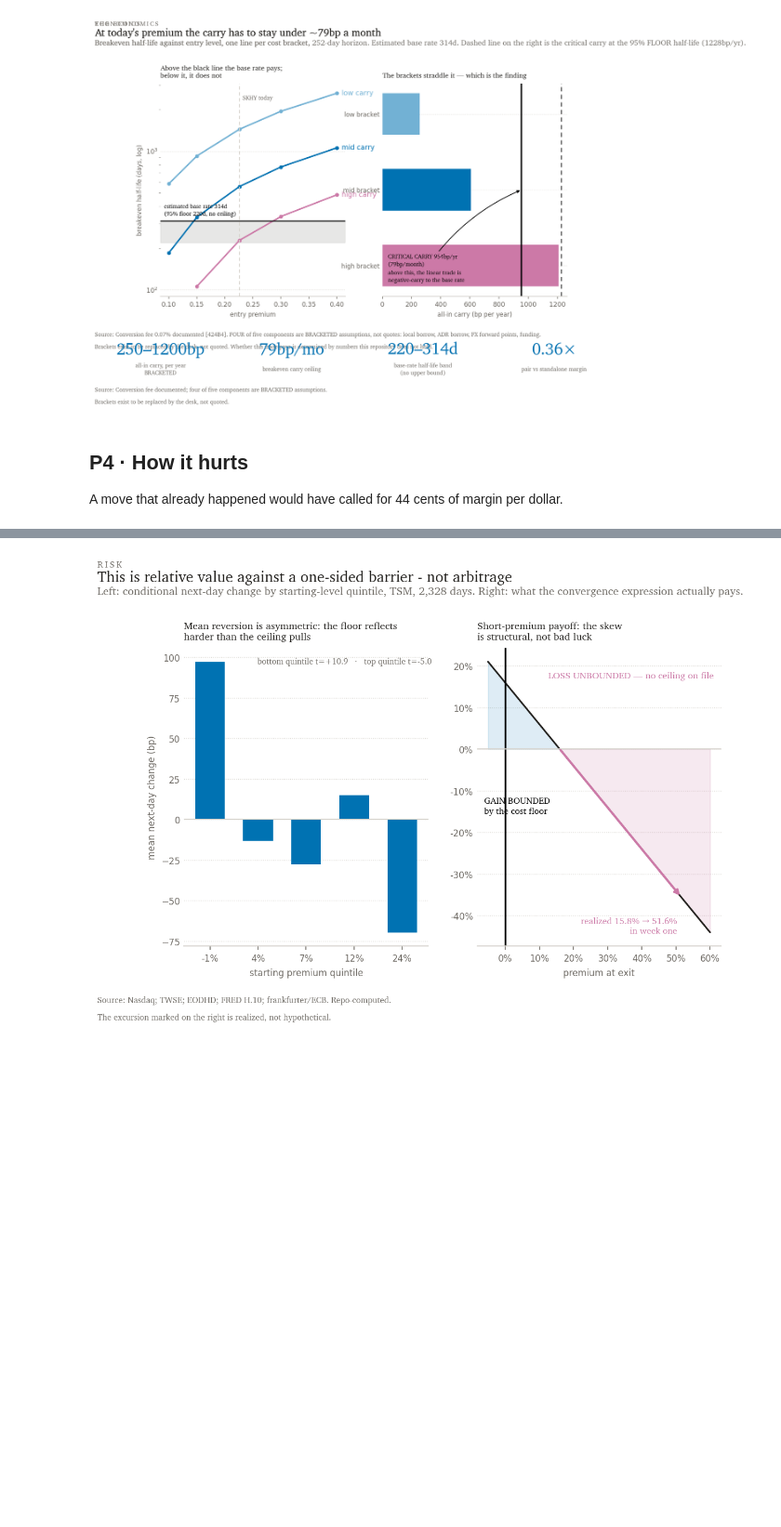
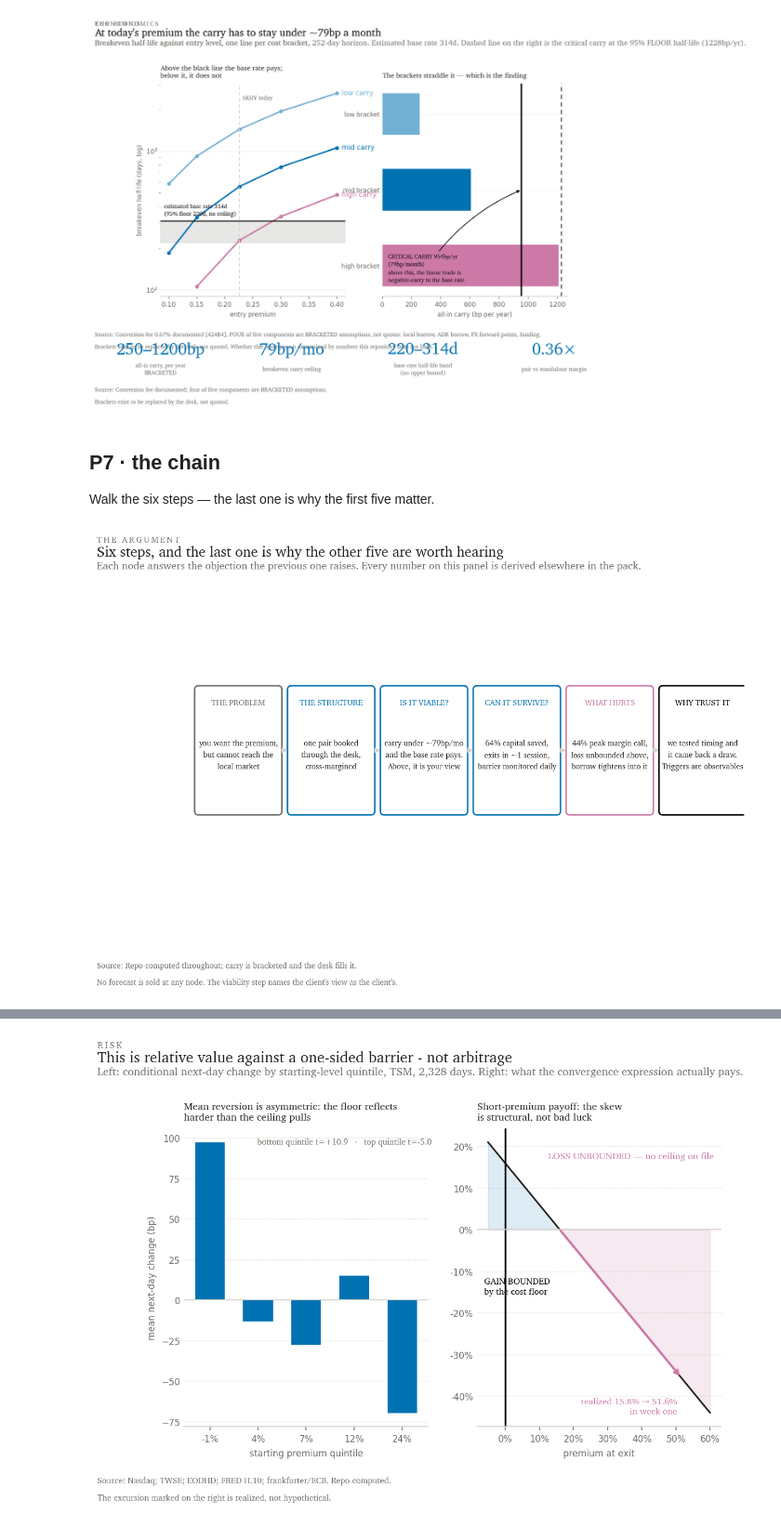
Before and after one commit to ZinuoS/Charon, a Jupyter notebook: notebooks/01_client_note.ipynb, the cells around one changed output, grey strips where cells are left out. Shown at 93% size. Saved outputs shown, nothing was run; the diff lists cells and outputs as text; code cells hidden in the pictures; blank space fills up the shorter version.

```diff
--- a/notebooks/01_client_note.ipynb
+++ b/notebooks/01_client_note.ipynb
@@ -47,7 +61,12 @@ fig, _ = PANELS["P3_economics"]()
 fig;
 # %% [output]
 [figure]
-# %% [markdown]
-## P4 · How it hurts
-
-A move that already happened would have called for 44 cents of margin per dollar.
+# %% [markdown]
+## P7 · the chain
+
+Walk the six steps — the last one is why the first five matter.
+# %%
+fig, _ = PANELS["P7_the_chain"]()
+fig;
+# %% [output]
+[figure, added]
```
Also changed, not shown: parts of 20 cells of this notebook, 8 other files.
